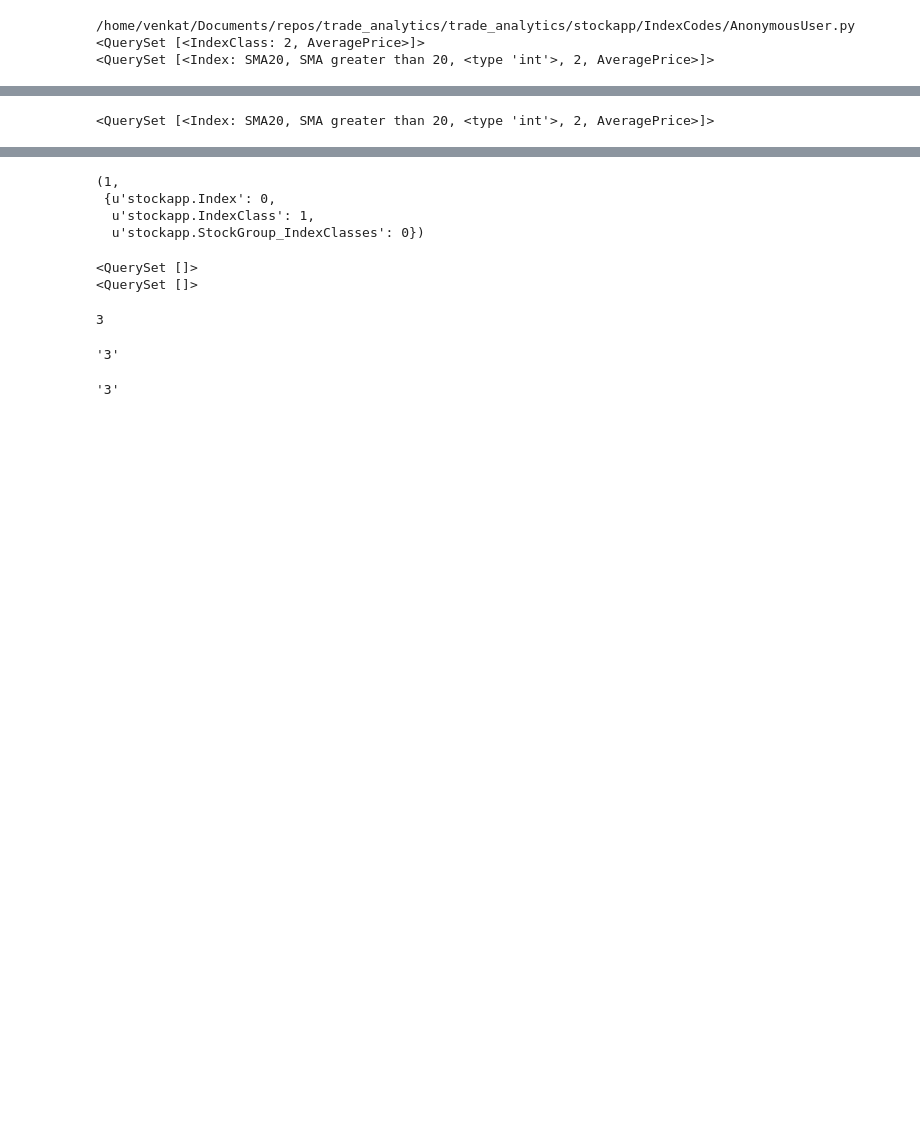
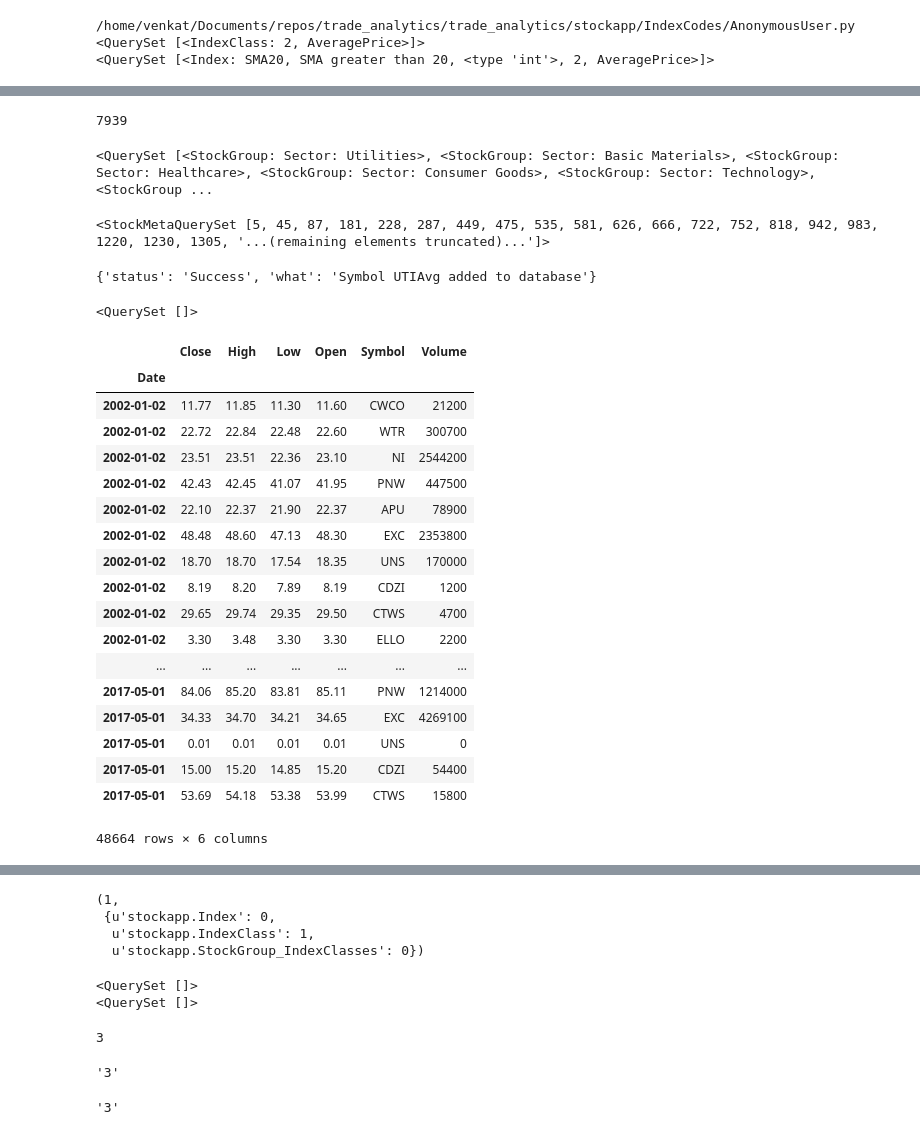
Before and after one commit to ajmal017/trade_analytics, a Jupyter notebook: trade_analytics/trade_analytics.ipynb, the cells around one changed output, grey strips where cells are left out. Drawn from its saved outputs; the diff is of its cells as text; code cells hidden in the pictures; blank space fills up the shorter version.

```diff
--- a/trade_analytics/trade_analytics.ipynb
+++ b/trade_analytics/trade_analytics.ipynb
@@ -64,4 +151,46 @@ print stkmd.Index.objects.all()
+# %%
+stkmd.Stockmeta.objects.update(Status='Active',Download=True,Derived=False,ComputeFeature=True)
+# %% [output]
+7939
 # %%
-stkmd.Index.objects.all()
+stkmd.StockGroup.objects.all()
 # %% [output]
-<QuerySet [<Index: SMA20, SMA greater than 20, <type 'int'>, 2, AveragePrice>]>
+<QuerySet [<StockGroup: Sector: Utilities>, <StockGroup: Sector: Basic Materials>, <StockGroup: Sector: Healthcare>, <StockGroup: Sector: Consumer Goods>, <StockGroup: Sector: Technology>, <StockGroup ...
+# %%
+stkgrp=stkmd.StockGroup.objects.get(GroupName='Sector: Utilities')
+grpstks_ids=stkgrp.Symbol.all().values_list('id',flat=True)
+grpstks_ids
+# df=dtalibs.GetStockData(grpstks_ids,pd.datetime(2002,1,1).date(),pd.datetime.today().date(),'concat')
+# %% [output]
+<StockMetaQuerySet [5, 45, 87, 181, 228, 287, 449, 475, 535, 581, 626, 666, 722, 752, 818, 942, 983, 1220, 1230, 1305, '...(remaining elements truncated)...']>
+# %%
+index=stkmd.Index.objects.all()[0]
+stklibs.addIndex("UTIAvg",stkgrp,index,Sector='Utilities',Industry=None,User=None)
+# %% [output]
+{'status': 'Success', 'what': 'Symbol UTIAvg added to database'}
+# %%
+stkmd.StockGroupIndex.objects.all()
+# %% [output]
+<QuerySet []>
+# %%
+dg
+# %% [output]
+|  | Close | High | Low | Open | Symbol | Volume |
+| Date |  |  |  |  |  |  |
+| 2002-01-02 | 11.77 | 11.85 | 11.30 | 11.60 | CWCO | 21200 |
+| 2002-01-02 | 22.72 | 22.84 | 22.48 | 22.60 | WTR | 300700 |
+| 2002-01-02 | 23.51 | 23.51 | 22.36 | 23.10 | NI | 2544200 |
+| 2002-01-02 | 42.43 | 42.45 | 41.07 | 41.95 | PNW | 447500 |
+| 2002-01-02 | 22.10 | 22.37 | 21.90 | 22.37 | APU | 78900 |
+| 2002-01-02 | 48.48 | 48.60 | 47.13 | 48.30 | EXC | 2353800 |
+| 2002-01-02 | 18.70 | 18.70 | 17.54 | 18.35 | UNS | 170000 |
+| 2002-01-02 | 8.19 | 8.20 | 7.89 | 8.19 | CDZI | 1200 |
+| 2002-01-02 | 29.65 | 29.74 | 29.35 | 29.50 | CTWS | 4700 |
+| 2002-01-02 | 3.30 | 3.48 | 3.30 | 3.30 | ELLO | 2200 |
+| ... | ... | ... | ... | ... | ... | ... |
+| 2017-05-01 | 84.06 | 85.20 | 83.81 | 85.11 | PNW | 1214000 |
+| 2017-05-01 | 34.33 | 34.70 | 34.21 | 34.65 | EXC | 4269100 |
+| 2017-05-01 | 0.01 | 0.01 | 0.01 | 0.01 | UNS | 0 |
+| 2017-05-01 | 15.00 | 15.20 | 14.85 | 15.20 | CDZI | 54400 |
+| 2017-05-01 | 53.69 | 54.18 | 53.38 | 53.99 | CTWS | 15800 |
+48664 rows × 6 columns
```
Also changed, not shown: parts of 18 cells of this notebook, 12 other files.
